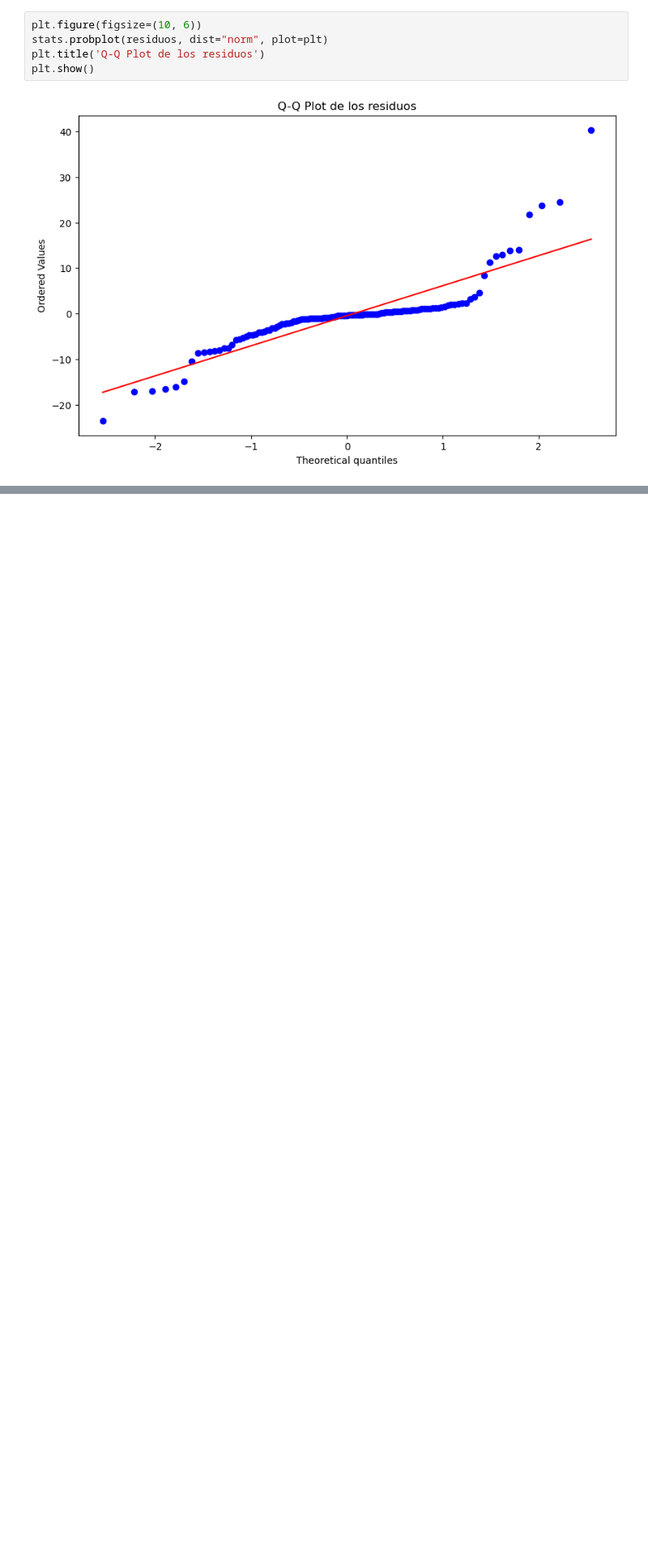
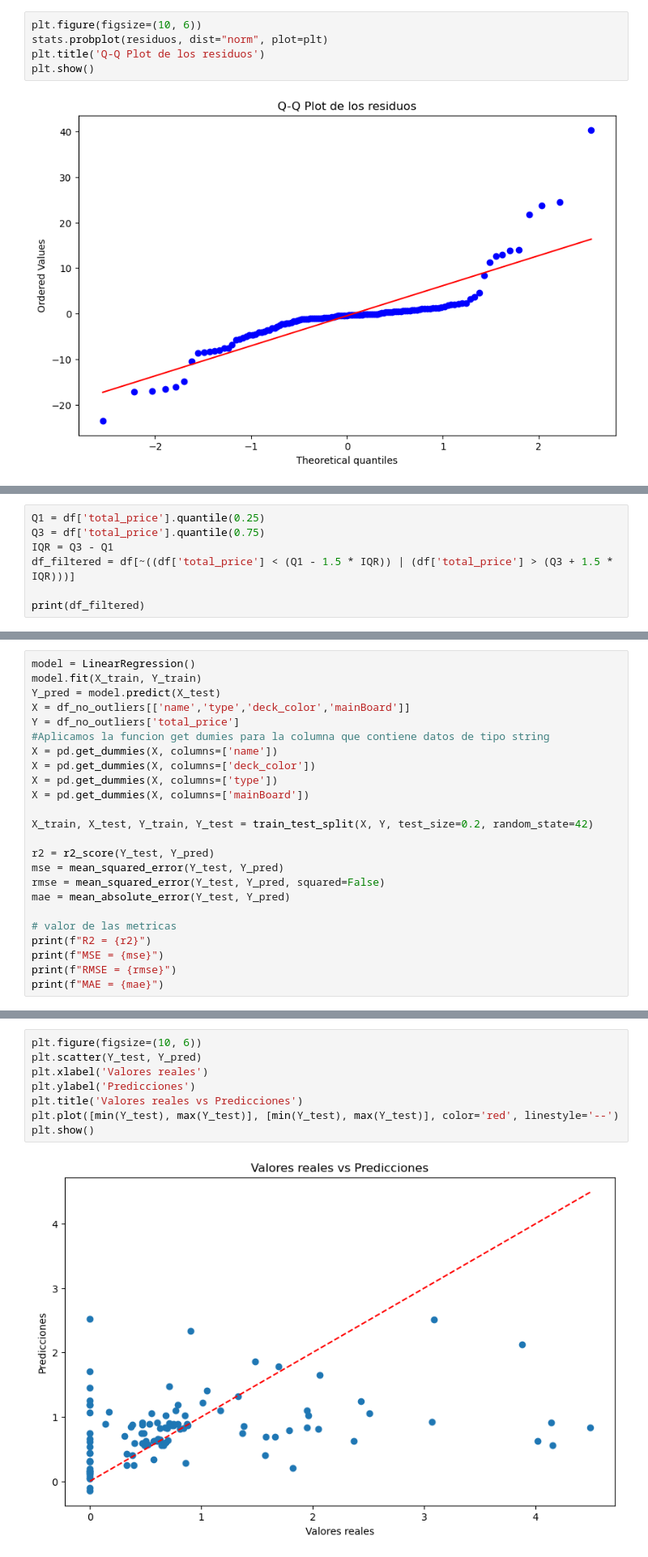
Before and after one commit to RubG4/TFM_MasterBigData_MTG, a Jupyter notebook: Modelos/ModeloSupervisado.ipynb, the cells around one changed output, grey strips where cells are left out. Shown at 81% size. Drawn from its saved outputs; the diff is of its cells as text; blank space fills up the shorter version.

```diff
--- a/Modelos/ModeloSupervisado.ipynb
+++ b/Modelos/ModeloSupervisado.ipynb
@@ -94,0 +181,7 @@ plt.show()
+# %%
+Q1 = df['total_price'].quantile(0.25)
+Q3 = df['total_price'].quantile(0.75)
+IQR = Q3 - Q1
+df_filtered = df[~((df['total_price'] < (Q1 - 1.5 * IQR)) | (df['total_price'] > (Q3 + 1.5 * IQR)))]
+
+print(df_filtered)
@@ -94,0 +247,24 @@ plt.show()
+# %%
+model = LinearRegression()
+model.fit(X_train, Y_train)
+Y_pred = model.predict(X_test)
+X = df_no_outliers[['name','type','deck_color','mainBoard']]
+Y = df_no_outliers['total_price']
+#Aplicamos la funcion get dumies para la columna que contiene datos de tipo string
+X = pd.get_dummies(X, columns=['name'])
+X = pd.get_dummies(X, columns=['deck_color'])
+X = pd.get_dummies(X, columns=['type'])
+X = pd.get_dummies(X, columns=['mainBoard'])
+
+X_train, X_test, Y_train, Y_test = train_test_split(X, Y, test_size=0.2, random_state=42)
+
+r2 = r2_score(Y_test, Y_pred)
+mse = mean_squared_error(Y_test, Y_pred)
+rmse = mean_squared_error(Y_test, Y_pred, squared=False)
+mae = mean_absolute_error(Y_test, Y_pred)
+
+# valor de las metricas
+print(f"R2 = {r2}")
+print(f"MSE = {mse}")
+print(f"RMSE = {rmse}")
+print(f"MAE = {mae}")
@@ -94,0 +276,10 @@ plt.show()
+# %%
+plt.figure(figsize=(10, 6))
+plt.scatter(Y_test, Y_pred)
+plt.xlabel('Valores reales')
+plt.ylabel('Predicciones')
+plt.title('Valores reales vs Predicciones')
+plt.plot([min(Y_test), max(Y_test)], [min(Y_test), max(Y_test)], color='red', linestyle='--')
+plt.show()
+# %% [output]
+[figure, added]
```
Also changed, not shown: parts of 18 cells of this notebook.
